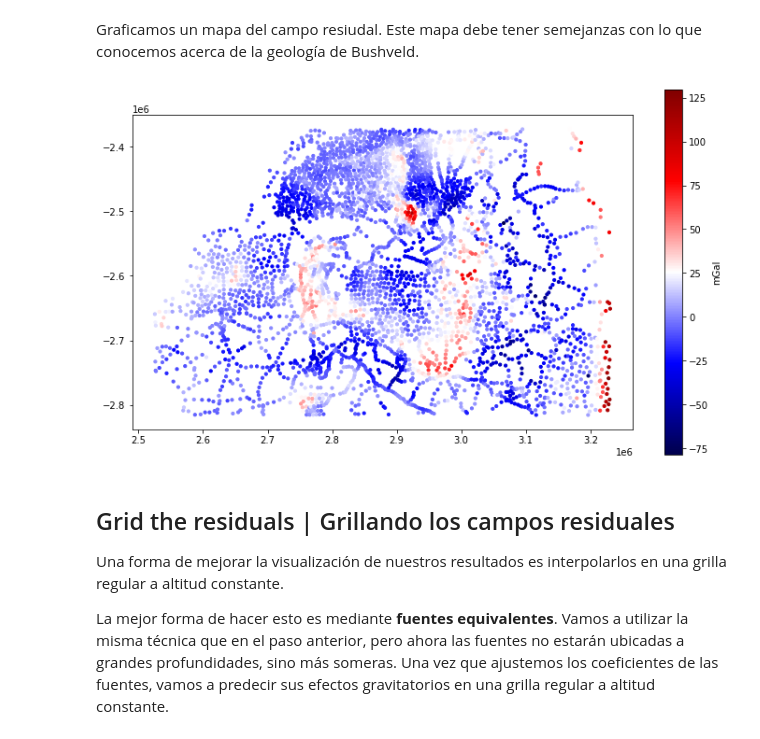
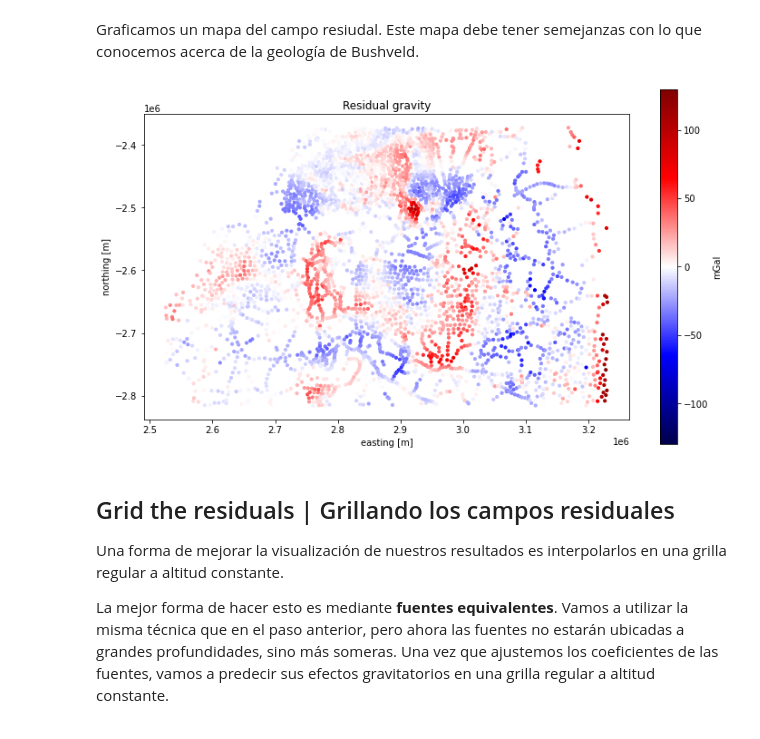
Before and after one commit to santisoler/coco-fatiando-tutorial, a Jupyter notebook: fatiando-tutorial.ipynb, the cells around one changed output. Saved outputs shown, nothing was run; the diff lists cells and outputs as text; code cells hidden in the pictures.

```diff
--- a/fatiando-tutorial.ipynb
+++ b/fatiando-tutorial.ipynb
@@ -592,14 +633,15 @@ data
 3877 rows × 11 columns
 # %% [markdown]
 Graficamos un mapa del campo resiudal. Este mapa debe tener semejanzas con lo que conocemos acerca de la geología de Bushveld.
-# %%
-plt.figure(figsize=(12, 12))
-plt.scatter(data.easting_m, data.northing_m, c=data.gravity_residual_mgal, s=10, cmap="seismic")
-plt.colorbar(label="mGal", shrink=0.6)
-plt.gca().set_aspect("equal")
-plt.show()
-# %% [output]
-[figure, removed]
+# %%
+scatter_plot_gravity(
+    data.easting_m,
+    data.northing_m,
+    data.gravity_residual_mgal,
+    title="Residual gravity",
+)
+# %% [output]
+[figure, added]
 # %% [markdown]
 ## Grid the residuals | Grillando los campos residuales
 
```
Also changed, not shown: parts of 10 cells of this notebook.
